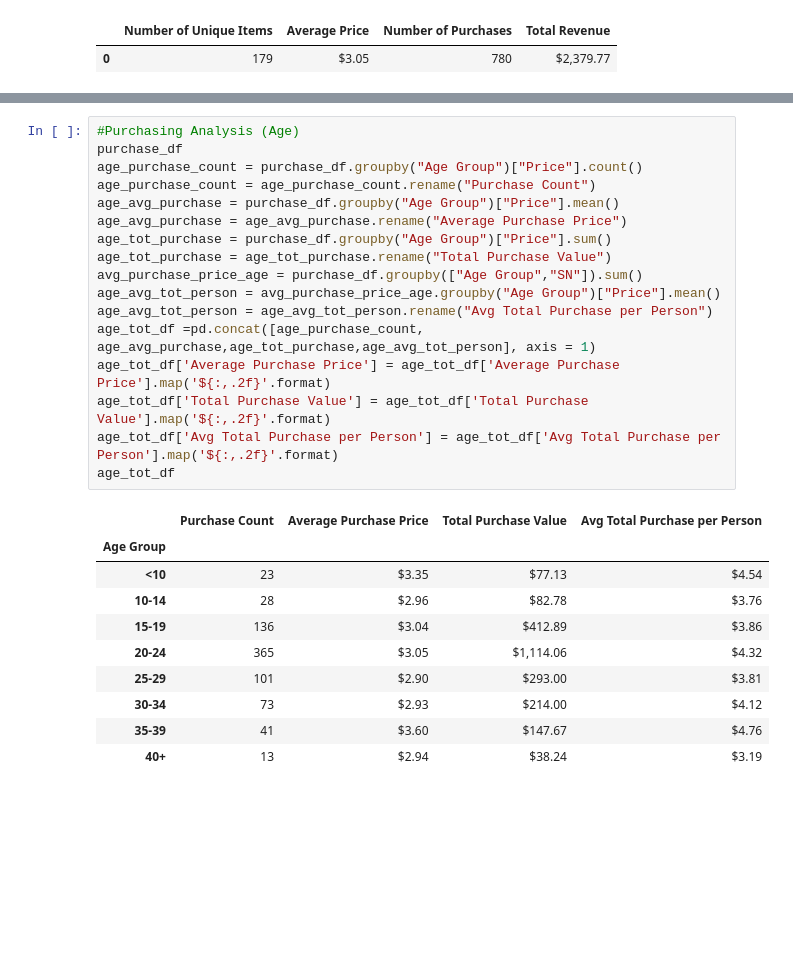
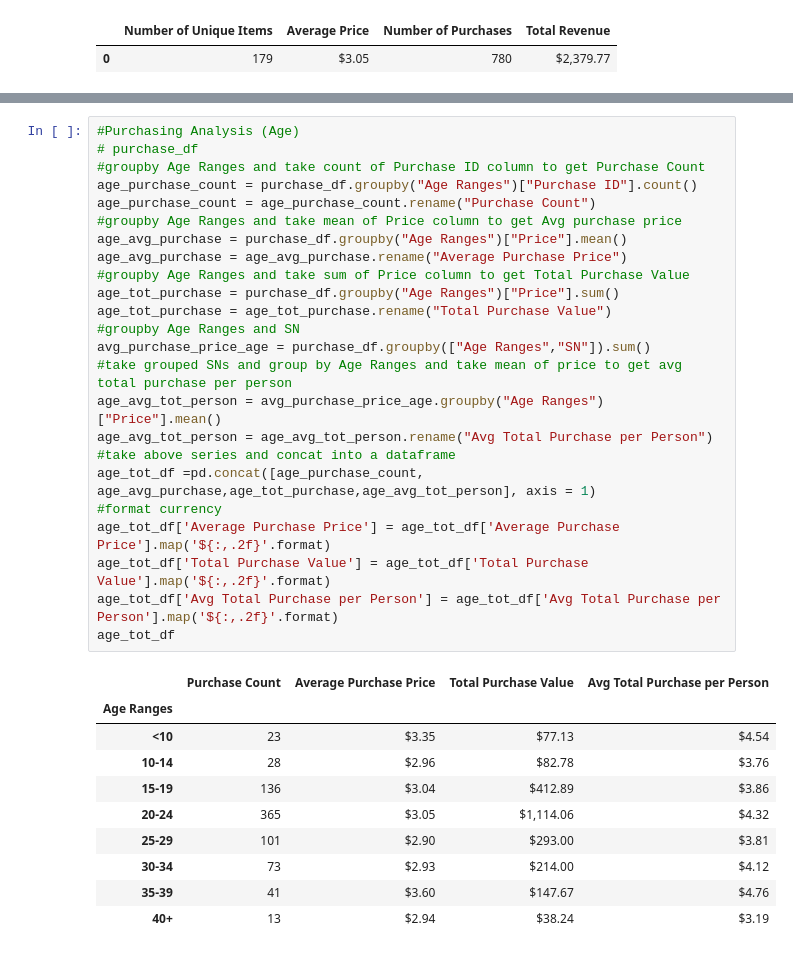
Before and after one commit to apizzo1/pandas-challenge, a Jupyter notebook: HeroesOfPymoli/HeroesOfPymoli.ipynb, the cells around one changed output, grey strips where cells are left out. Drawn from its saved outputs; the diff is of its cells as text; blank space fills up the shorter version.

```diff
--- a/HeroesOfPymoli/HeroesOfPymoli.ipynb
+++ b/HeroesOfPymoli/HeroesOfPymoli.ipynb
@@ -104,23 +128,30 @@ age_group_df
 # %%
 #Purchasing Analysis (Age)
-purchase_df
-age_purchase_count = purchase_df.groupby("Age Group")["Price"].count()
+# purchase_df
+#groupby Age Ranges and take count of Purchase ID column to get Purchase Count
+age_purchase_count = purchase_df.groupby("Age Ranges")["Purchase ID"].count()
 age_purchase_count = age_purchase_count.rename("Purchase Count")
-age_avg_purchase = purchase_df.groupby("Age Group")["Price"].mean()
+#groupby Age Ranges and take mean of Price column to get Avg purchase price
+age_avg_purchase = purchase_df.groupby("Age Ranges")["Price"].mean()
 age_avg_purchase = age_avg_purchase.rename("Average Purchase Price")
-age_tot_purchase = purchase_df.groupby("Age Group")["Price"].sum()
+#groupby Age Ranges and take sum of Price column to get Total Purchase Value
+age_tot_purchase = purchase_df.groupby("Age Ranges")["Price"].sum()
 age_tot_purchase = age_tot_purchase.rename("Total Purchase Value")
-avg_purchase_price_age = purchase_df.groupby(["Age Group","SN"]).sum()
-age_avg_tot_person = avg_purchase_price_age.groupby("Age Group")["Price"].mean()
+#groupby Age Ranges and SN
+avg_purchase_price_age = purchase_df.groupby(["Age Ranges","SN"]).sum()
+#take grouped SNs and group by Age Ranges and take mean of price to get avg total purchase per person
+age_avg_tot_person = avg_purchase_price_age.groupby("Age Ranges")["Price"].mean()
 age_avg_tot_person = age_avg_tot_person.rename("Avg Total Purchase per Person")
+#take above series and concat into a dataframe
 age_tot_df =pd.concat([age_purchase_count, age_avg_purchase,age_tot_purchase,age_avg_tot_person], axis = 1)
+#format currency
 age_tot_df['Average Purchase Price'] = age_tot_df['Average Purchase Price'].map('${:,.2f}'.format)
 age_tot_df['Total Purchase Value'] = age_tot_df['Total Purchase Value'].map('${:,.2f}'.format)
 age_tot_df['Avg Total Purchase per Person'] = age_tot_df['Avg Total Purchase per Person'].map('${:,.2f}'.format)
 age_tot_df
 # %% [output]
 |  | Purchase Count | Average Purchase Price | Total Purchase Value | Avg Total Purchase per Person |
-| Age Group |  |  |  |  |
+| Age Ranges |  |  |  |  |
 | <10 | 23 | $3.35 | $77.13 | $4.54 |
 | 10-14 | 28 | $2.96 | $82.78 | $3.76 |
 | 15-19 | 136 | $3.04 | $412.89 | $3.86 |
```
Also changed, not shown: parts of 9 cells of this notebook, 1 other file.
